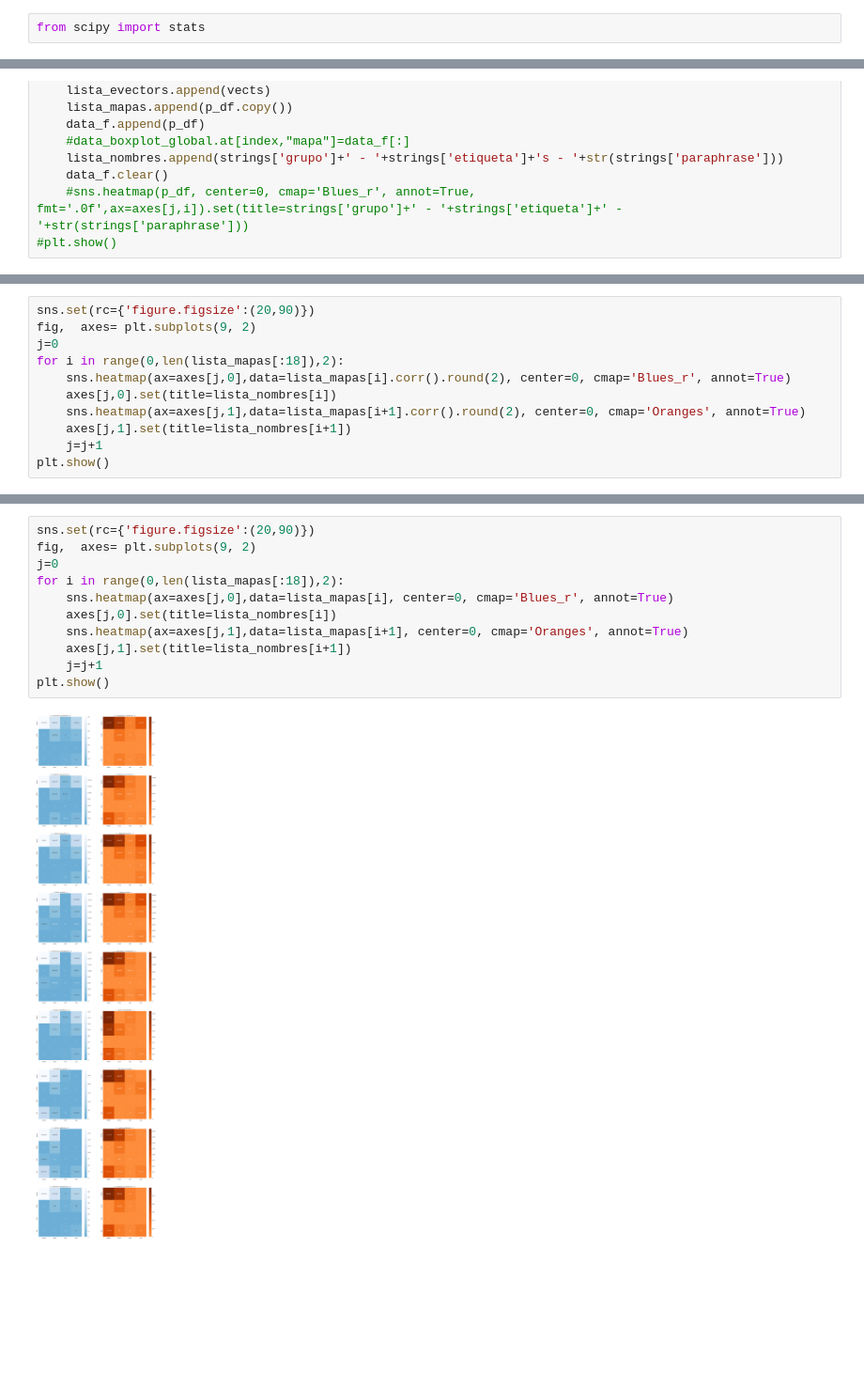
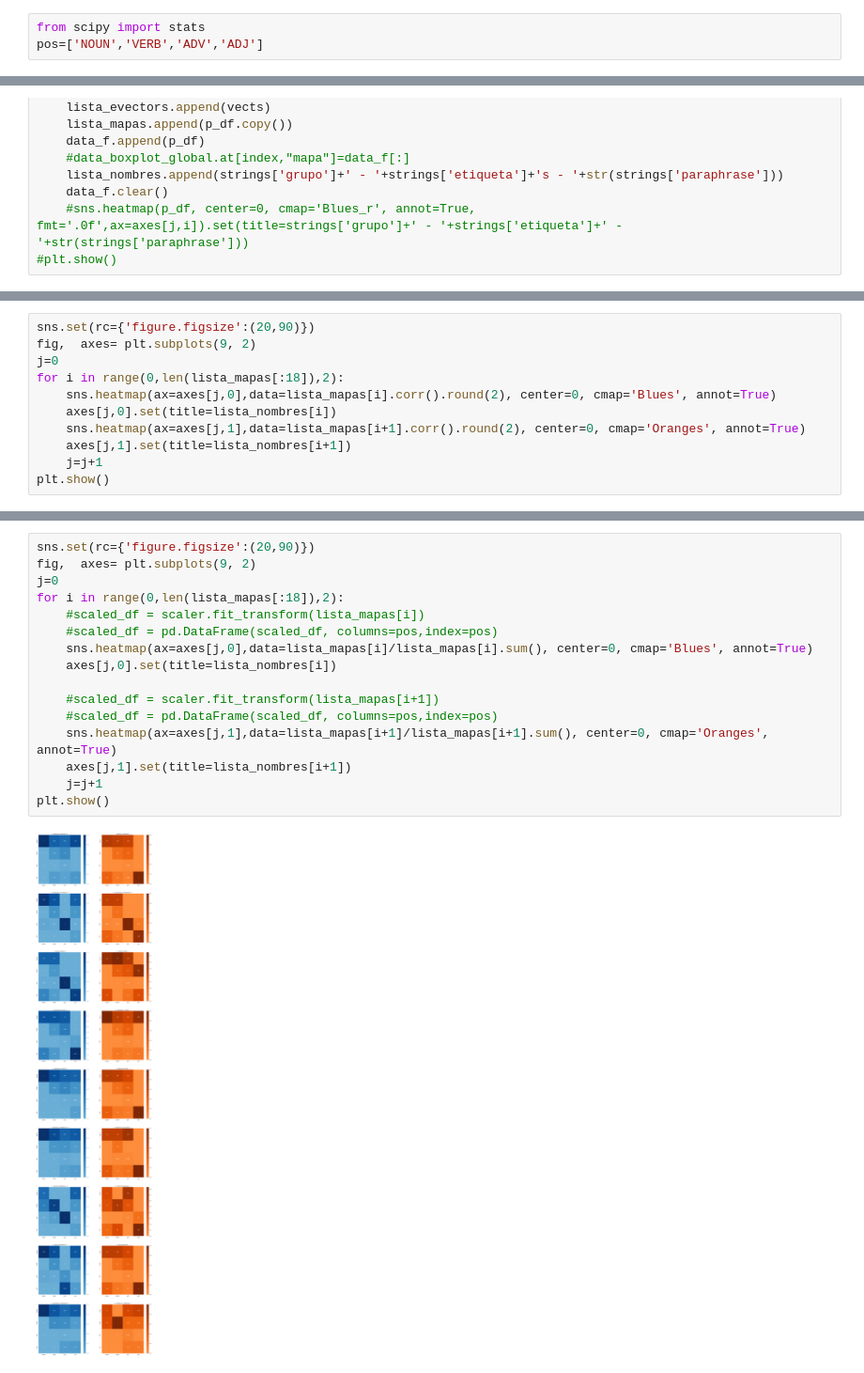
Before and after one commit to david-T-M/RTE_Parik, a Jupyter notebook: visualizacionPOS_Only_training_hipotesis.ipynb, the cells around one changed output, grey strips where cells are left out. Shown at 94% size. Saved outputs shown, nothing was run; the diff lists cells and outputs as text; blank space fills up the shorter version.

```diff
--- a/visualizacionPOS_Only_training_hipotesis.ipynb
+++ b/visualizacionPOS_Only_training_hipotesis.ipynb
@@ -850,6 +850,7 @@ lista_evalues=[]
 lista_evectors=[]
 # %%
 from scipy import stats
+pos=['NOUN','VERB','ADV','ADJ']
 # %%
 temp=data_boxplot_global.copy()
 for index, strings in temp.iterrows():
@@ -1076,7 +1077,7 @@ sns.set(rc={'figure.figsize':(20,90)})
 fig,  axes= plt.subplots(9, 2)
 j=0
 for i in range(0,len(lista_mapas[:18]),2):
-    sns.heatmap(ax=axes[j,0],data=lista_mapas[i].corr().round(2), center=0, cmap='Blues_r', annot=True)
+    sns.heatmap(ax=axes[j,0],data=lista_mapas[i].corr().round(2), center=0, cmap='Blues', annot=True)
     axes[j,0].set(title=lista_nombres[i])
     sns.heatmap(ax=axes[j,1],data=lista_mapas[i+1].corr().round(2), center=0, cmap='Oranges', annot=True)
     axes[j,1].set(title=lista_nombres[i+1])
@@ -1111,13 +1156,18 @@ import stat
 # %%
 sns.set(rc={'figure.figsize':(20,90)})
 fig,  axes= plt.subplots(9, 2)
 j=0
 for i in range(0,len(lista_mapas[:18]),2):
-    sns.heatmap(ax=axes[j,0],data=lista_mapas[i], center=0, cmap='Blues_r', annot=True)
+    #scaled_df = scaler.fit_transform(lista_mapas[i])
+    #scaled_df = pd.DataFrame(scaled_df, columns=pos,index=pos)
+    sns.heatmap(ax=axes[j,0],data=lista_mapas[i]/lista_mapas[i].sum(), center=0, cmap='Blues', annot=True)
     axes[j,0].set(title=lista_nombres[i])
-    sns.heatmap(ax=axes[j,1],data=lista_mapas[i+1], center=0, cmap='Oranges', annot=True)
+
+    #scaled_df = scaler.fit_transform(lista_mapas[i+1])
+    #scaled_df = pd.DataFrame(scaled_df, columns=pos,index=pos)
+    sns.heatmap(ax=axes[j,1],data=lista_mapas[i+1]/lista_mapas[i+1].sum(), center=0, cmap='Oranges', annot=True)
     axes[j,1].set(title=lista_nombres[i+1])
     j=j+1
 plt.show()
 # %% [output]
-[figure, old version]
+[figure, new version]
```
Also changed, not shown: parts of 37 cells of this notebook, 6 other files.
